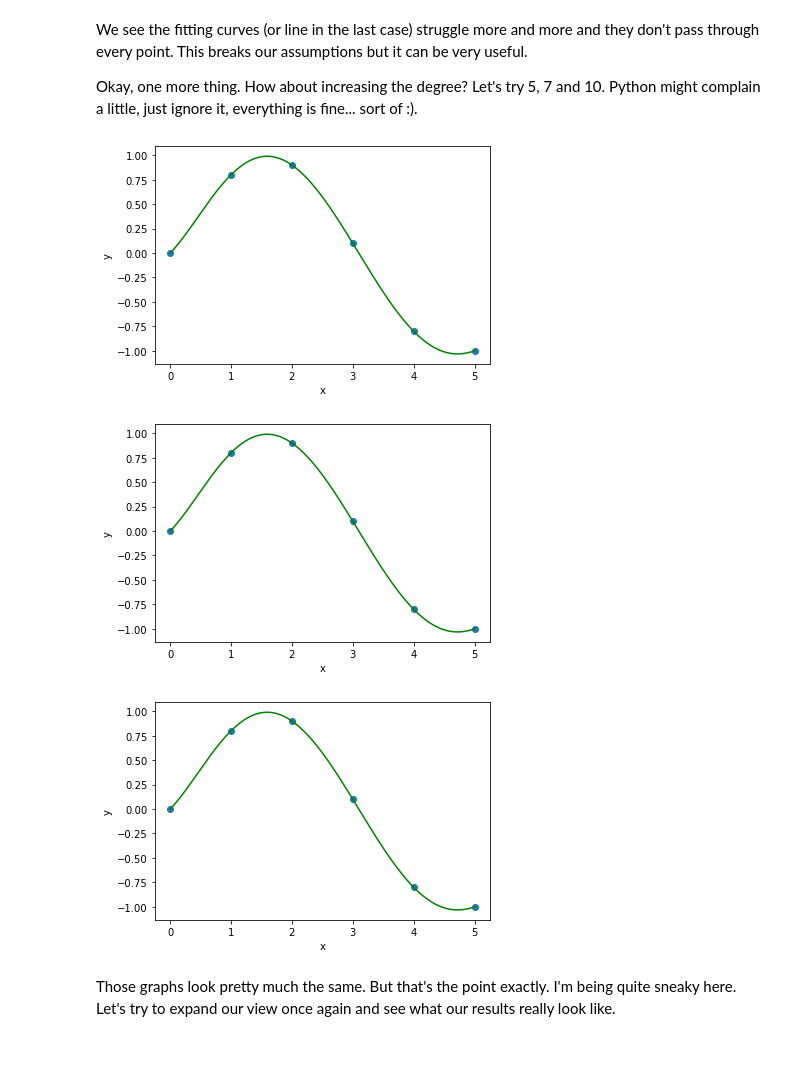
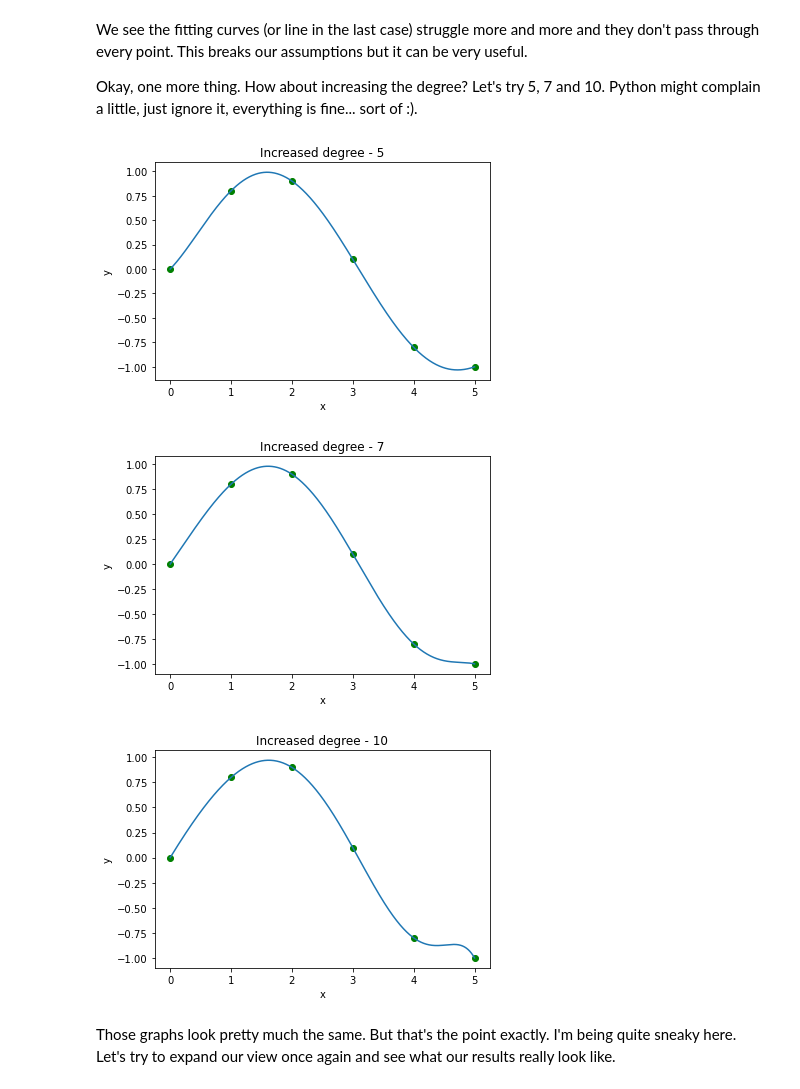
Before and after one commit to kalinpetrovbg/SoftUni-Machine-Learning, a Jupyter notebook: Math Concepts/02. Basic Algebra/Basic Algebra Exercise.ipynb, the cells around one changed output. Cells and saved outputs as stored; diff of their text form; code cells hidden in the pictures; blank space fills up the shorter version.

```diff
--- a/Math Concepts/02. Basic Algebra/Basic Algebra Exercise.ipynb
+++ b/Math Concepts/02. Basic Algebra/Basic Algebra Exercise.ipynb
@@ -76,15 +77,21 @@ plot_points(points)
 # %% [output]
 [figure]
 # %%
-def interpolate_polynomial(points, degree, min_x, max_x):
+def interpolate_polynomial(points, degree, min_x, max_x, *args):
     x = points[:, 0]
     y = points[:, 1]
 
     poly = np.polyfit(x, y, degree)
-    poly_func = np.polyid(poly)
+    poly_func = np.poly1d(poly)
 
-    x_poly = np.linespace(min_x, max_y, 1000)
+    x_poly = np.linspace(min_x, max_x, 1000)
     y_poly = poly_func(x_poly)
+
+    plt.scatter(x, y, c = "g")
+
+    plt.title(*args)
+    plt.xlabel("x")
+    plt.ylabel("y")
 
     plt.plot(x_poly, y_poly)
     plt.show()
@@ -116,13 +123,13 @@ We see the fitting curves (or line in the last case) struggle more and more and
 
 Okay, one more thing. How about increasing the degree? Let's try 5, 7 and 10. Python might complain a little, just ignore it, everything is fine... sort of :).
 # %%
-interpolate_polynomial(points, 5, np.min(points[:, 0]), np.max(points[:, 0]))
-interpolate_polynomial(points, 7, np.min(points[:, 0]), np.max(points[:, 0]))
-interpolate_polynomial(points, 10, np.min(points[:, 0]), np.max(points[:, 0]))
+interpolate_polynomial(points, 5, np.min(points[:, 0]), np.max(points[:, 0]), "Increased degree - 5")
+interpolate_polynomial(points, 7, np.min(points[:, 0]), np.max(points[:, 0]), "Increased degree - 7")
+interpolate_polynomial(points, 10, np.min(points[:, 0]), np.max(points[:, 0]), "Increased degree - 10")
 # %% [output]
-[figure, old version]
+[figure, new version]
-[figure, old version]
+[figure, new version]
-[figure, old version]
+[figure, new version]
 # %% [markdown]
 Those graphs look pretty much the same. But that's the point exactly. I'm being quite sneaky here. Let's try to expand our view once again and see what our results really look like.
 # %%
```
Also changed, not shown: parts of 29 cells of this notebook.
